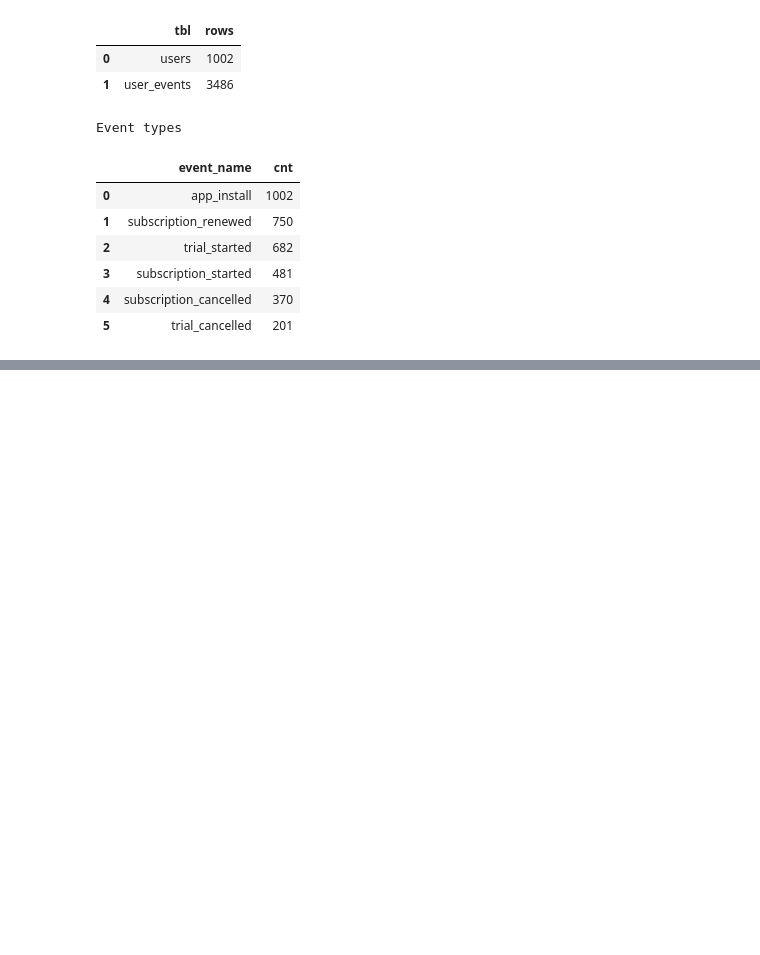
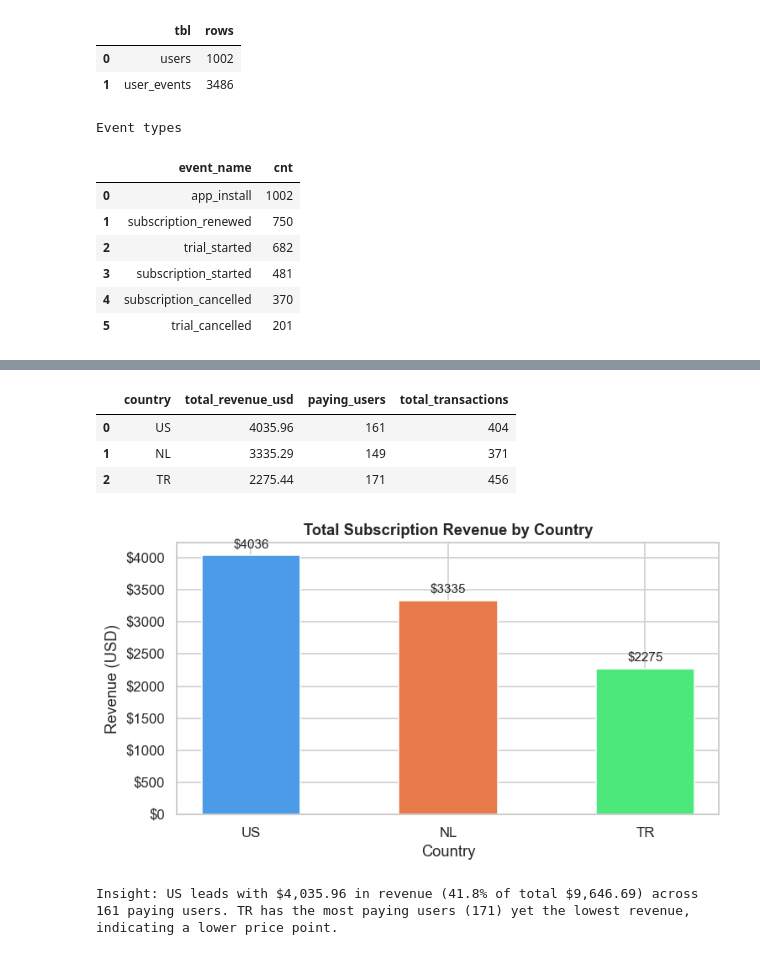
Before and after one commit to Sena-Kilinc/data-interview, a Jupyter notebook: submission.ipynb, the cells around one changed output, grey strips where cells are left out. Saved outputs shown, nothing was run; the diff lists cells and outputs as text; code cells hidden in the pictures; blank space fills up the shorter version.

Commit message:
first task is done

```diff
--- a/submission.ipynb
+++ b/submission.ipynb
@@ -77,0 +82,47 @@ Event types
+# %%
+sql_t1 = """
+SELECT
+    u.country,
+    ROUND(SUM(e.amount_usd), 2)      AS total_revenue_usd,
+    COUNT(DISTINCT e.user_id)        AS paying_users,
+    COUNT(*)                         AS total_transactions
+FROM user_events e
+JOIN users u ON u.id = e.user_id
+WHERE e.event_name IN ('subscription_started', 'subscription_renewed')
+GROUP BY u.country
+ORDER BY total_revenue_usd DESC
+"""
+
+df1 = q(sql_t1)
+display(df1)
+
+# Country-to-color map so colors stay consistent across tasks
+COUNTRY_COLORS = {"US": "#4C9BE8", "NL": "#E87B4C", "TR": "#4CE87B"}
+colors_t1 = [COUNTRY_COLORS[c] for c in df1["country"]]
+
+fig, ax = plt.subplots(figsize=(7, 4))
+bars = ax.bar(df1["country"], df1["total_revenue_usd"], color=colors_t1, width=0.5)
+ax.bar_label(bars, fmt="$%.0f", padding=4, fontsize=10)
+ax.set_title("Total Subscription Revenue by Country", fontweight="bold")
+ax.set_ylabel("Revenue (USD)")
+ax.set_xlabel("Country")
+ax.yaxis.set_major_formatter(mticker.FormatStrFormatter("$%.0f"))
+plt.tight_layout()
+plt.show()
+
+top   = df1.iloc[0]
+total = df1["total_revenue_usd"].sum()
+print(
+    f"Insight: {top['country']} leads with ${top['total_revenue_usd']:,.2f} in revenue "
+    f"({top['total_revenue_usd']/total*100:.1f}% of total ${total:,.2f}) "
+    f"across {top['paying_users']} paying users. "
+    f"TR has the most paying users ({df1[df1['country']=='TR']['paying_users'].values[0]}) "
+    f"yet the lowest revenue, indicating a lower price point."
+)
+# %% [output]
+|  | country | total_revenue_usd | paying_users | total_transactions |
+| 0 | US | 4035.96 | 161 | 404 |
+| 1 | NL | 3335.29 | 149 | 371 |
+| 2 | TR | 2275.44 | 171 | 456 |
+[figure, added]
+Insight: US leads with $4,035.96 in revenue (41.8% of total $9,646.69) across 161 paying users. TR has the most paying users (171) yet the lowest revenue, indicating a lower price point.
```
Also changed, not shown: parts of 1 cell of this notebook.
